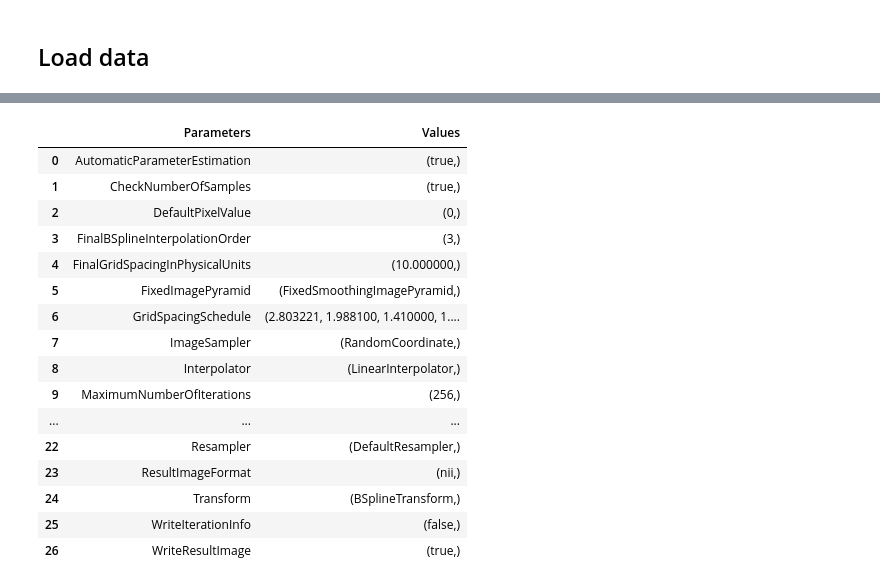
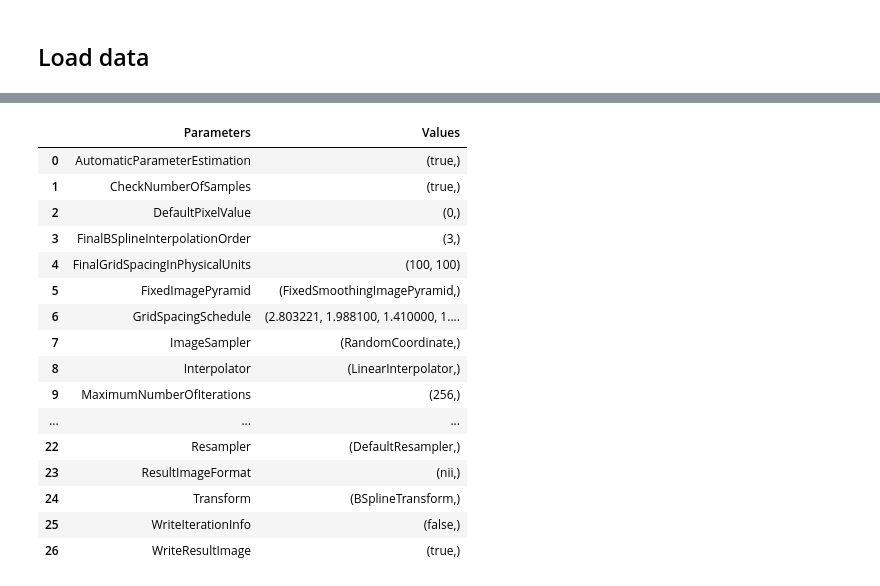
Before and after one commit to m-albert/elastix_tutorial, a Jupyter notebook: elastix_tutorial/notebooks/03_nonlinear_registration.ipynb, the cells around one changed output, grey strips where cells are left out. Drawn from its saved outputs; the diff is of its cells as text; code cells hidden in the pictures.

```diff
--- a/elastix_tutorial/notebooks/03_nonlinear_registration.ipynb
+++ b/elastix_tutorial/notebooks/03_nonlinear_registration.ipynb
@@ -62,19 +118,21 @@ fixed_image_itk = itk.GetImageFromArray((fixed_warped * 256).astype(np.uint8))
 # %%
 # here we load the default parameter map for bspline (nonlinear) transforms
 pmap_bspline = itk.ParameterObject.New().GetDefaultParameterMap('bspline')
+
+pmap_bspline['FinalGridSpacingInPhysicalUnits'] = [str(v) for v in [100] * 2]
 
 # print the default parameter map
 pd.DataFrame(
     {'Parameters': pmap_bspline.keys(),
     'Values': pmap_bspline.values()}
     )
 # %% [output]
 |  | Parameters | Values |
 | 0 | AutomaticParameterEstimation | (true,) |
 | 1 | CheckNumberOfSamples | (true,) |
 | 2 | DefaultPixelValue | (0,) |
 | 3 | FinalBSplineInterpolationOrder | (3,) |
-| 4 | FinalGridSpacingInPhysicalUnits | (10.000000,) |
+| 4 | FinalGridSpacingInPhysicalUnits | (100, 100) |
 | 5 | FixedImagePyramid | (FixedSmoothingImagePyramid,) |
 | 6 | GridSpacingSchedule | (2.803221, 1.988100, 1.410000, 1.... |
 | 7 | ImageSampler | (RandomCoordinate,) |
```
Also changed, not shown: parts of 31 cells of this notebook, 5 other files.
